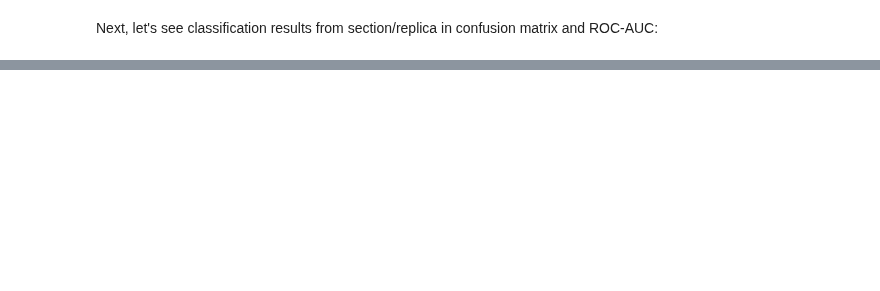
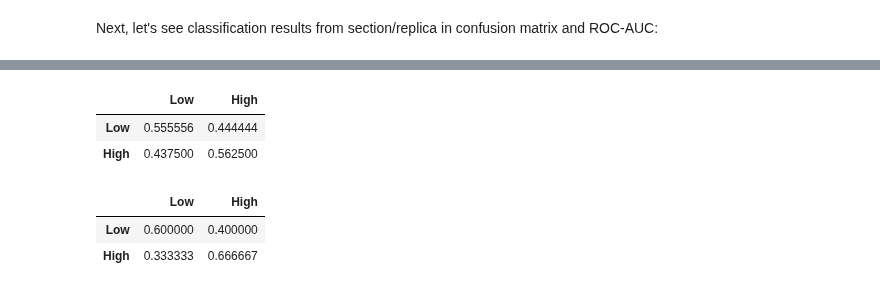
Before and after one commit to zaritskylab/SLGC-tissue-similarity-and-grading, a Jupyter notebook: visualization.ipynb, the cells around one changed output, grey strips where cells are left out. Saved outputs shown, nothing was run; the diff lists cells and outputs as text; code cells hidden in the pictures; blank space fills up the shorter version.

```diff
--- a/visualization.ipynb
+++ b/visualization.ipynb
@@ -454,0 +477,15 @@ plt.close()
+# %%
+for t in ["section", "replica"]:
+
+  cf_matrix = s_metrics.confusion_matrix(
+      results[t].label, results[t].prediction, normalize="true"
+  )
+
+  display(pd.DataFrame(cf_matrix, index=["Low", "High"], columns=["Low", "High"]))
+# %% [output]
+|  | Low | High |
+| Low | 0.555556 | 0.444444 |
+| High | 0.437500 | 0.562500 |
+|  | Low | High |
+| Low | 0.600000 | 0.400000 |
+| High | 0.333333 | 0.666667 |
```
Also changed, not shown: parts of 5 cells of this notebook, 22 other files.
